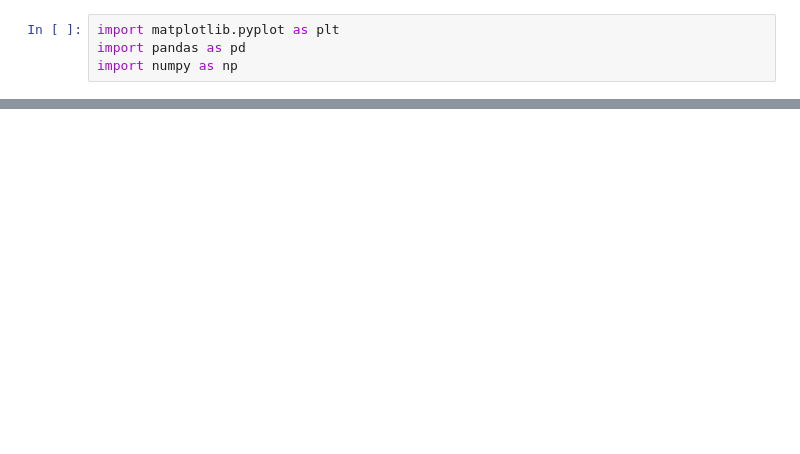
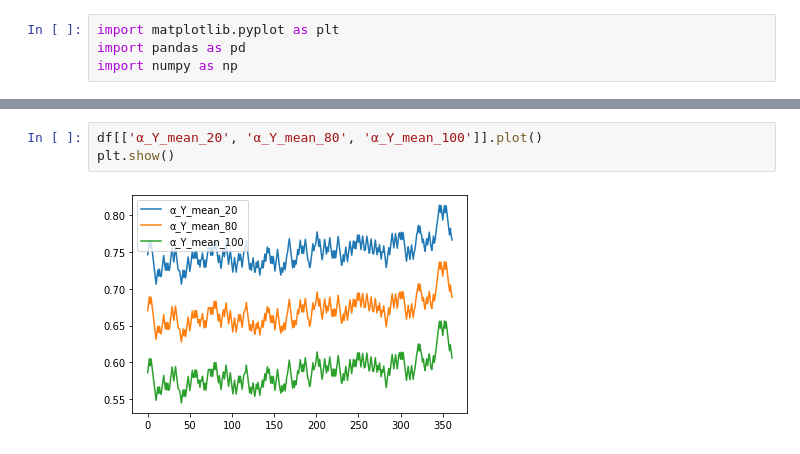
Before and after one commit to Tarsatir/Capsule_Climate, a Jupyter notebook: results/W_quintiles.ipynb, the cells around one changed output, grey strips where cells are left out. Saved outputs shown, nothing was run; the diff lists cells and outputs as text; blank space fills up the shorter version.

```diff
--- a/results/W_quintiles.ipynb
+++ b/results/W_quintiles.ipynb
@@ -19,0 +20,5 @@ plt.show()
+# %%
+df[['α_Y_mean_20', 'α_Y_mean_80', 'α_Y_mean_100']].plot()
+plt.show()
+# %% [output]
+[figure, added]
```
Also changed, not shown: parts of 2 cells of this notebook, 14 other files.
